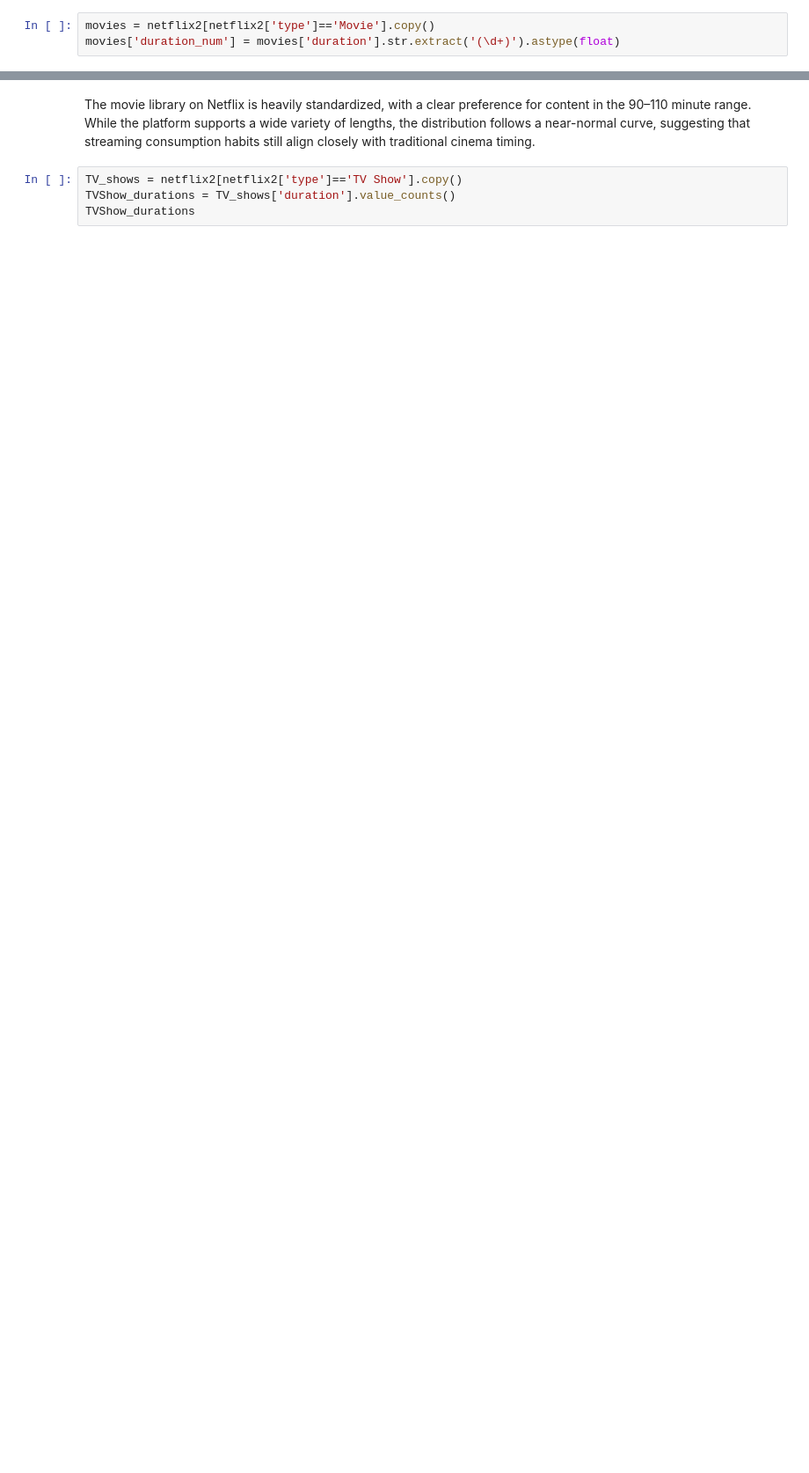
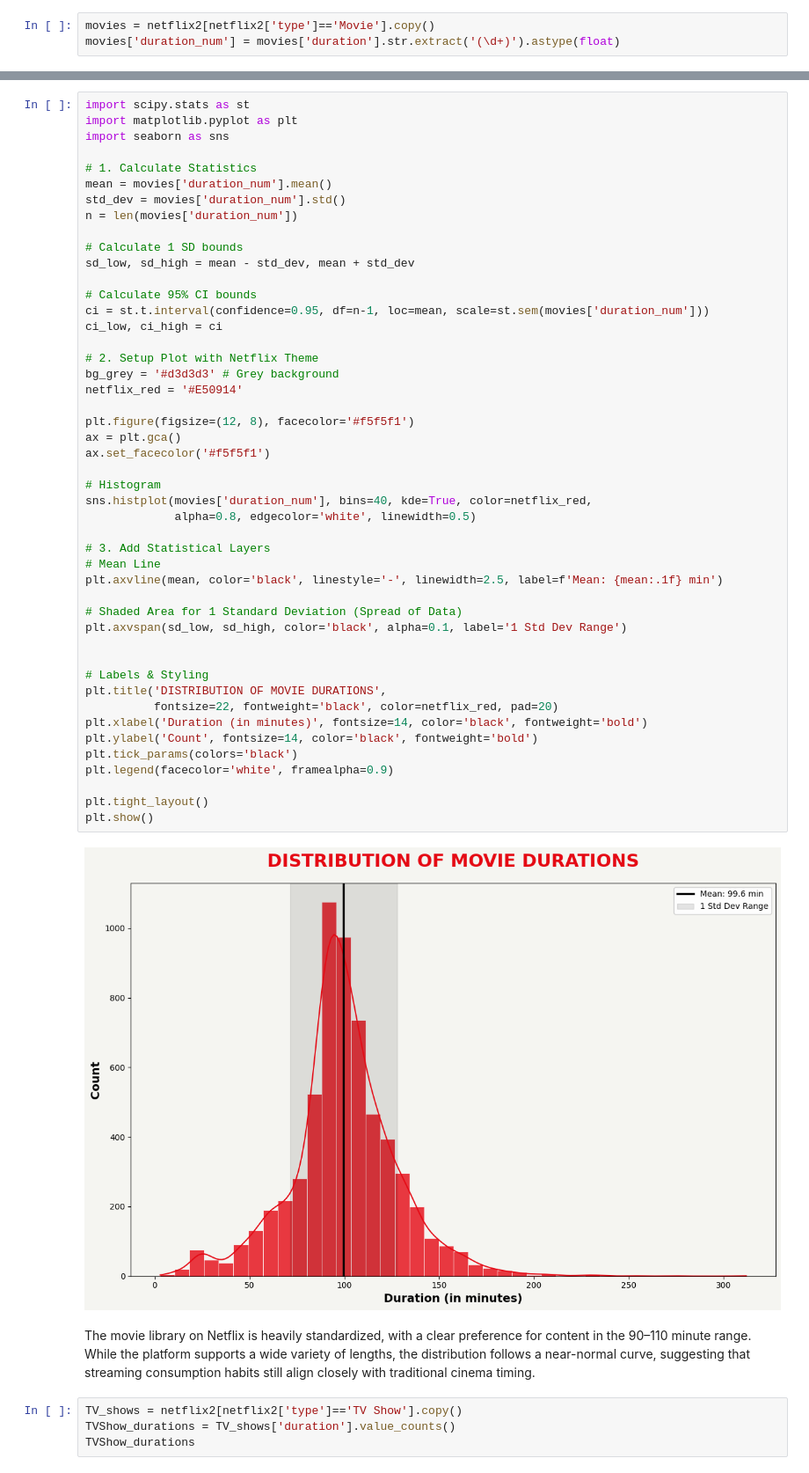
Before and after one commit to RichaGaharwar/Exploratory-Data-Analysis-Netflix-, a Jupyter notebook: Netflix_EDA.ipynb, the cells around one changed output, grey strips where cells are left out. Shown at 88% size. Drawn from its saved outputs; the diff is of its cells as text; blank space fills up the shorter version.

```diff
--- a/Netflix_EDA.ipynb
+++ b/Netflix_EDA.ipynb
@@ -779,3 +757,52 @@ NameError: name 'mean' is not defined
+# %%
+import scipy.stats as st
+import matplotlib.pyplot as plt
+import seaborn as sns
+
+# 1. Calculate Statistics
+mean = movies['duration_num'].mean()
+std_dev = movies['duration_num'].std()
+n = len(movies['duration_num'])
+
+# Calculate 1 SD bounds
+sd_low, sd_high = mean - std_dev, mean + std_dev
+
+# Calculate 95% CI bounds
+ci = st.t.interval(confidence=0.95, df=n-1, loc=mean, scale=st.sem(movies['duration_num']))
+ci_low, ci_high = ci
+
+# 2. Setup Plot with Netflix Theme
+bg_grey = '#d3d3d3' # Grey background
+netflix_red = '#E50914'
+
+plt.figure(figsize=(12, 8), facecolor='#f5f5f1')
+ax = plt.gca()
+ax.set_facecolor('#f5f5f1')
+
+# Histogram
+sns.histplot(movies['duration_num'], bins=40, kde=True, color=netflix_red,
+             alpha=0.8, edgecolor='white', linewidth=0.5)
+
+# 3. Add Statistical Layers
+# Mean Line
+plt.axvline(mean, color='black', linestyle='-', linewidth=2.5, label=f'Mean: {mean:.1f} min')
+
+# Shaded Area for 1 Standard Deviation (Spread of Data)
+plt.axvspan(sd_low, sd_high, color='black', alpha=0.1, label='1 Std Dev Range')
+
+
+# Labels & Styling
+plt.title('DISTRIBUTION OF MOVIE DURATIONS',
+          fontsize=22, fontweight='black', color=netflix_red, pad=20)
+plt.xlabel('Duration (in minutes)', fontsize=14, color='black', fontweight='bold')
+plt.ylabel('Count', fontsize=14, color='black', fontweight='bold')
+plt.tick_params(colors='black')
+plt.legend(facecolor='white', framealpha=0.9)
+
+plt.tight_layout()
+plt.show()
+# %% [output]
+[figure, added]
 # %% [markdown]
 The movie library on Netflix is heavily standardized, with a clear preference for content in the 90–110 minute range. While the platform supports a wide variety of lengths, the distribution follows a near-normal curve, suggesting that streaming consumption habits still align closely with traditional cinema timing.
 # %%
```
Also changed, not shown: parts of 12 cells of this notebook.
